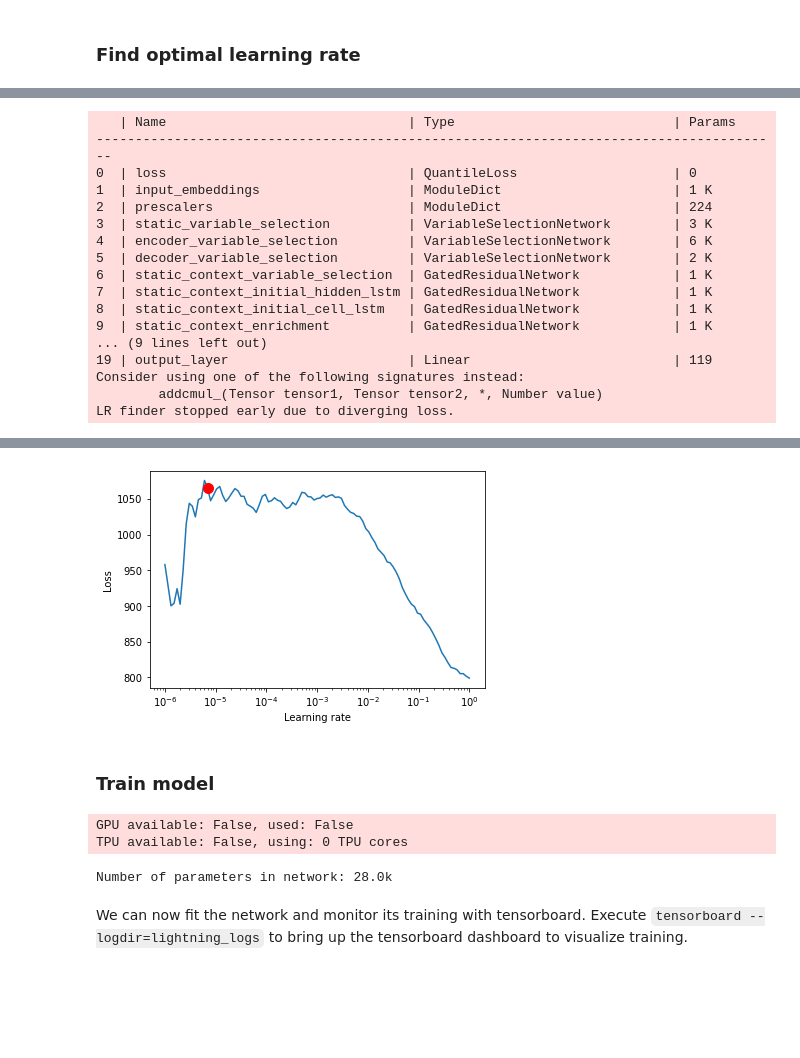
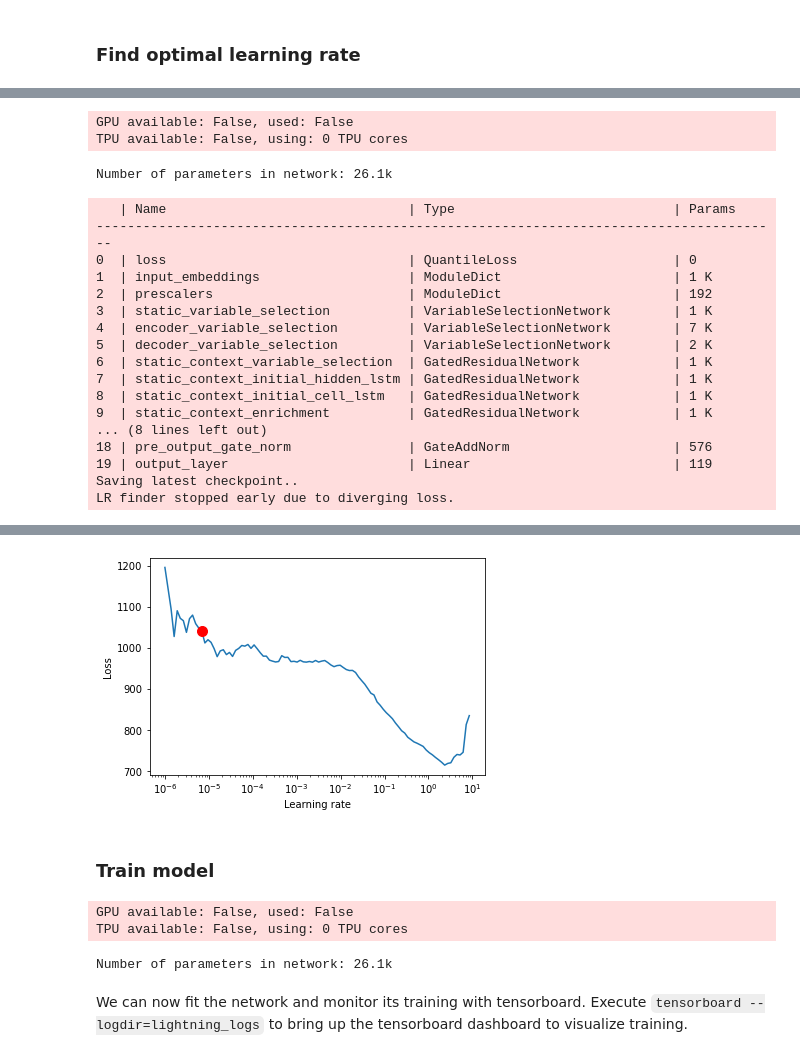
Before and after one commit to sktime/pytorch-forecasting, a Jupyter notebook: docs/source/tutorials/stallion.ipynb, the cells around one changed output, grey strips where cells are left out. Saved outputs shown, nothing was run; the diff lists cells and outputs as text; code cells hidden in the pictures; blank space fills up the shorter version.

```diff
--- a/docs/source/tutorials/stallion.ipynb
+++ b/docs/source/tutorials/stallion.ipynb
@@ -36,11 +36,13 @@ from examples.data import get_stallion_data
 
 data = get_stallion_data()
 
+# add time index
+data["time_idx"] = data["date"].dt.year * 12 + data["date"].dt.month
+data["time_idx"] -= data["time_idx"].min()
+
+# add additional features
 data["month"] = data.date.dt.month.astype(str).astype("category")  # categories have be strings
 data["log_volume"] = np.log(data.volume + 1e-8)
-
-data["time_idx"] = data["date"].dt.year * 12 + data["date"].dt.month
-data["time_idx"] -= data["time_idx"].min()
 data["avg_volume_by_sku"] = data.groupby(["time_idx", "sku"], observed=True).volume.transform("mean")
 data["avg_volume_by_agency"] = data.groupby(["time_idx", "agency"], observed=True).volume.transform("mean")
 
@@ -59,4 +61,5 @@ special_days = [
     "beer_capital",
     "music_fest",
 ]
-data[special_days] = data[special_days].apply(lambda x: x.map({0: "", 1: x.name})).astype("category")
+data[special_days] = data[special_days].apply(lambda x: x.map({0: "-", 1: x.name})).astype("category")
+data.sample(10, random_state=521)
@@ -78,16 +106,18 @@ training = TimeSeriesDataSet(
     static_categoricals=["agency", "sku"],
     static_reals=["avg_population_2017", "avg_yearly_household_income_2017"],
     time_varying_known_categoricals=["special_days", "month"],
-    variable_groups={"special_days": special_days},
+    variable_groups={"special_days": special_days},  # group of categorical variables can be treated as one variable
     time_varying_known_reals=["time_idx", "price_regular", "discount_in_percent"],
     time_varying_unknown_categoricals=[],
-    time_varying_unknown_reals=["volume", "log_volume", "industry_volume", "soda_volume", "avg_max_temp"],
+    time_varying_unknown_reals=["volume", "log_volume", "industry_volume", "soda_volume", "avg_max_temp", "avg_volume_by_agency", "avg_volume_by_sku"],
     target_normalizer=GroupNormalizer(groups=["agency", "sku"], coerce_positive=1.0),  # use softplus with beta=1.0 and normalize by group
 )
 
+# create validation set (predict=True) which means to predict the last max_prediction_length points in time for each series
+validation = TimeSeriesDataSet.from_dataset(training, data, predict=True, stop_randomization=True)
 
-validation = TimeSeriesDataSet.from_dataset(training, data, predict=True, stop_randomization=True)
-batch_size = 128
+# create dataloaders for model
+batch_size = 128  # set this between 32 to 128
 train_dataloader = training.to_dataloader(train=True, batch_size=batch_size, num_workers=0)
 val_dataloader = validation.to_dataloader(train=False, batch_size=batch_size * 10, num_workers=0)
 # %% [markdown]
@@ -141,7 +136,36 @@ Number of parameters in network: 28.0k
+# %%
+# configure network and trainer
+trainer = pl.Trainer(
+    gpus=0,
+    # clipping gradients is a hyperparameter and important to prevent divergance
+    # of the gradient for recurrent neural networks
+    gradient_clip_val=0.1,
+)
+
+
+tft = TemporalFusionTransformer.from_dataset(
+    training,
+    # not meaningful for finding the learning rate but otherwise very important
+    learning_rate=0.03,
+    hidden_size=16,  # most important hyperparameter apart from learning rate
+    # number of attention heads. Set to up to 4 for large datasets
+    attention_head_size=1,
+    dropout=0.1,  # between 0.1 and 0.3 are good values
+    hidden_continuous_size=8,  # set to <= hidden_size
+    output_size=7,  # 7 quantiles by default
+    loss=QuantileLoss(),
+    # reduce learning rate if no improvement in validation loss after x epochs
+    reduce_on_plateau_patience=4,
+)
+print(f"Number of parameters in network: {tft.size()/1e3:.1f}k")
+# %% [output]
+GPU available: False, used: False
+TPU available: False, using: 0 TPU cores
+Number of parameters in network: 26.1k
 # %%
 # find optimal learning rate
 res = trainer.lr_find(
-    tft, train_dataloader=train_dataloader, val_dataloaders=val_dataloader, early_stop_threshold=1000.0, max_lr=1.0, min_lr=1e-6,
+    tft, train_dataloader=train_dataloader, val_dataloaders=val_dataloader, max_lr=10., min_lr=1e-6,
 )
 
 print(f"suggested learning rate: {res.suggestion()}")
@@ -152,16 +176,16 @@ fig.show()
 ----------------------------------------------------------------------------------------
 0  | loss                               | QuantileLoss                    | 0
 1  | input_embeddings                   | ModuleDict                      | 1 K
-2  | prescalers                         | ModuleDict                      | 224
-3  | static_variable_selection          | VariableSelectionNetwork        | 3 K
-4  | encoder_variable_selection         | VariableSelectionNetwork        | 6 K
+2  | prescalers                         | ModuleDict                      | 192
+3  | static_variable_selection          | VariableSelectionNetwork        | 1 K
+4  | encoder_variable_selection         | VariableSelectionNetwork        | 7 K
 5  | decoder_variable_selection         | VariableSelectionNetwork        | 2 K
 6  | static_context_variable_selection  | GatedResidualNetwork            | 1 K
 7  | static_context_initial_hidden_lstm | GatedResidualNetwork            | 1 K
 8  | static_context_initial_cell_lstm   | GatedResidualNetwork            | 1 K
 9  | static_context_enrichment          | GatedResidualNetwork            | 1 K
-... (9 lines left out)
+... (8 lines left out)
+18 | pre_output_gate_norm               | GateAddNorm                     | 576
 19 | output_layer                       | Linear                          | 119
-Consider using one of the following signatures instead:
-        addcmul_(Tensor tensor1, Tensor tensor2, *, Number value)
+Saving latest checkpoint..
 LR finder stopped early due to diverging loss.
@@ -169,11 +193,11 @@ suggested learning rate: 6.918309709189365e-06
-[figure, old version]
+[figure, new version]
 # %% [markdown]
 ### Train model
 # %%
 # configure network and trainer
 early_stop_callback = EarlyStopping(monitor="val_loss", min_delta=1e-4, patience=10, verbose=False, mode="min")
-lr_logger = LearningRateLogger()
-logger = TensorBoardLogger("lightning_logs")
+lr_logger = LearningRateLogger()  # log the learning rate
+logger = TensorBoardLogger("lightning_logs")  # logging results to a tensorboard
 
 trainer = pl.Trainer(
     max_epochs=20,
@@ -181,15 +205,16 @@ trainer = pl.Trainer(
     weights_summary="top",
     gradient_clip_val=0.1,
     early_stop_callback=early_stop_callback,
-        limit_train_batches=30,  # coment in for training, running valiation every 30 batches
+    limit_train_batches=30,  # coment in for training, running valiation every 30 batches
     # fast_dev_run=True,  # comment in to check that networkor dataset has no serious bugs
     callbacks=[lr_logger],
+    logger=logger,
 )
 
 
 tft = TemporalFusionTransformer.from_dataset(
     training,
-    learning_rate=0.03,
+    learning_rate=0.05,
     hidden_size=16,
     attention_head_size=1,
     dropout=0.1,
@@ -203,7 +228,7 @@ print(f"Number of parameters in network: {tft.size()/1e3:.1f}k")
 # %% [output]
 GPU available: False, used: False
 TPU available: False, using: 0 TPU cores
-Number of parameters in network: 28.0k
+Number of parameters in network: 26.1k
 # %% [markdown]
 We can now fit the network and monitor its training with tensorboard. Execute
 `tensorboard --logdir=lightning_logs` to bring up the tensorboard dashboard to visualize training.
```
Also changed, not shown: parts of 13 cells of this notebook, 4 other files.
